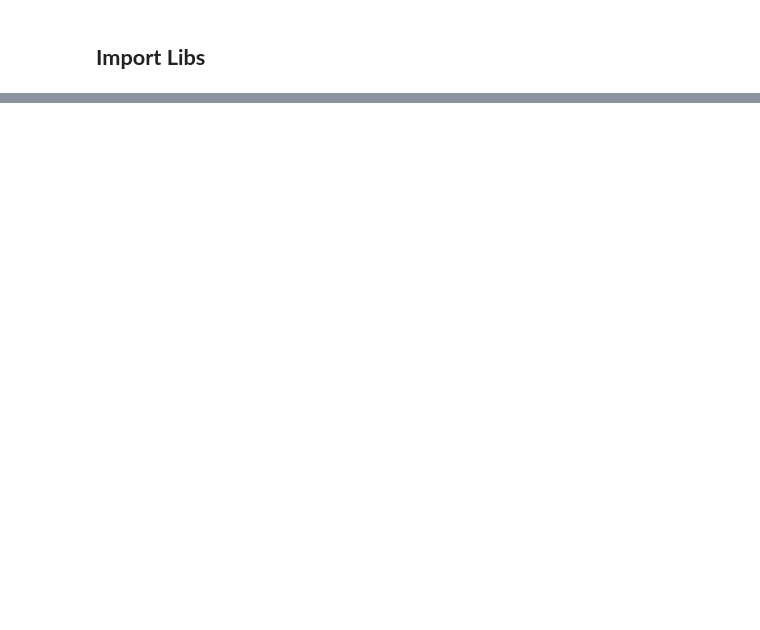
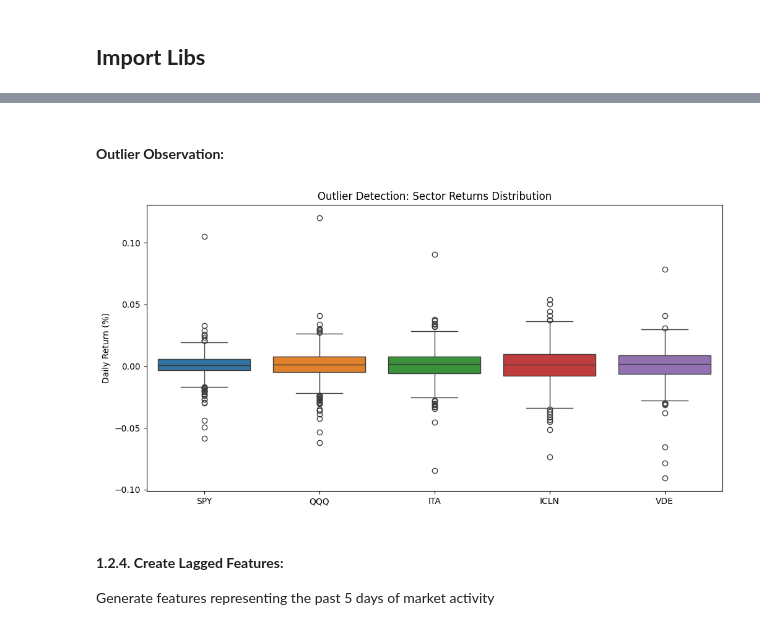
Before and after one commit to virwang/Fanshawe_DataVisualization26W, a Jupyter notebook: notebooks/Capstone_Group04.ipynb, the cells around one changed output, grey strips where cells are left out. Drawn from its saved outputs; the diff is of its cells as text; code cells hidden in the pictures; blank space fills up the shorter version.

```diff
--- a/notebooks/Capstone_Group04.ipynb
+++ b/notebooks/Capstone_Group04.ipynb
@@ -213,0 +284,7 @@ Range: 2024-01-02 -> 2026-03-27
+# %%
+# Set Date as index for time series operations
+df_ml = df_final.set_index('Date').copy()
+df_returns = df_ml.pct_change().dropna()
+
+display(df_returns.head(2))
+display(df_ml.head(2))
@@ -213,0 +300,18 @@ Range: 2024-01-02 -> 2026-03-27
+# %% [markdown]
+#### **Outlier Observation:**
+# %%
+plt.figure(figsize=(12, 6))
+
+sns.boxplot(data=df_returns[list(STOCKS.keys())])
+
+plt.title("Outlier Detection: Sector Returns Distribution")
+
+plt.ylabel("Daily Return (%)")
+
+plt.show()
+# %% [output]
+[figure, added]
+# %% [markdown]
+#### **1.2.4. Create Lagged Features:**
+
+Generate features representing the past 5 days of market activity
```
Also changed, not shown: parts of 70 cells of this notebook, 3 other files.
